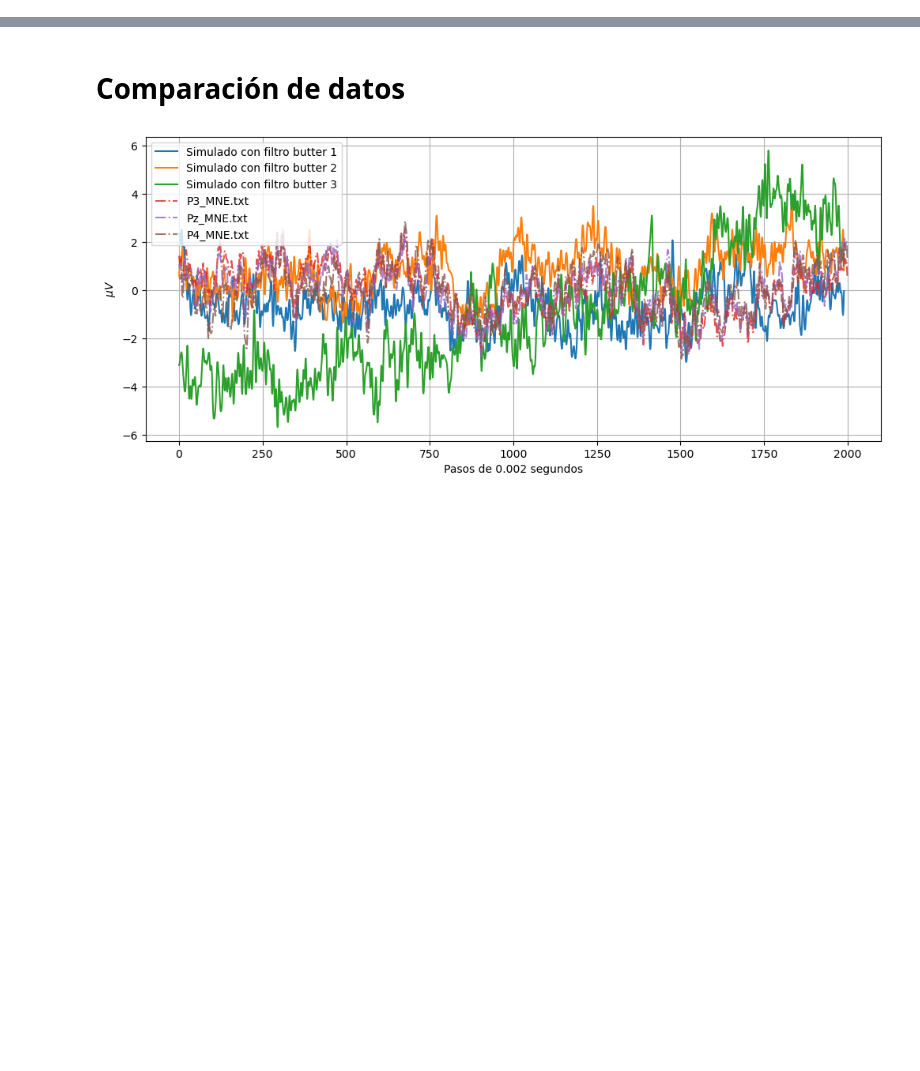
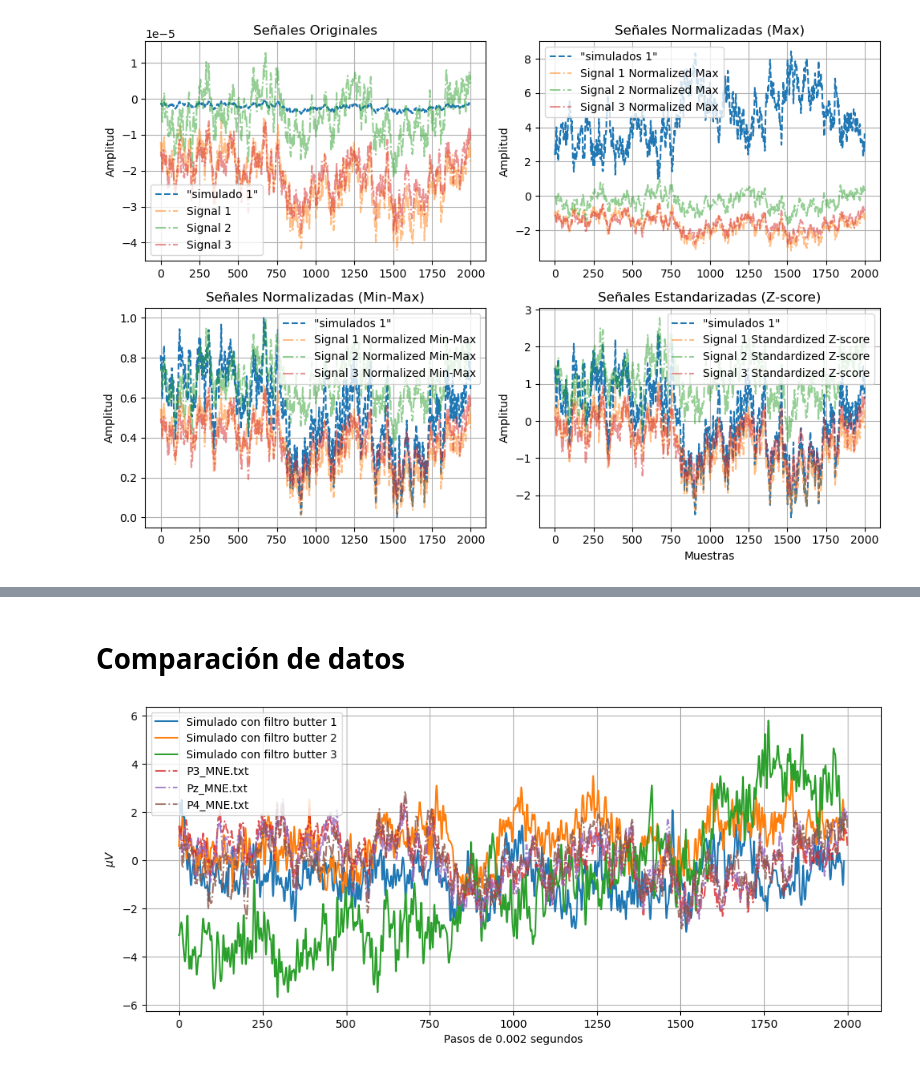
Before and after one commit to juanmillan03/Tesis-CA, a Jupyter notebook: Codigos/V6/Visual_Datos.ipynb, the cells around one changed output, grey strips where cells are left out. Saved outputs shown, nothing was run; the diff lists cells and outputs as text; code cells hidden in the pictures; blank space fills up the shorter version.

```diff
--- a/Codigos/V6/Visual_Datos.ipynb
+++ b/Codigos/V6/Visual_Datos.ipynb
@@ -4,3 +4,97 @@ import matplotlib.pyplot as plt
 from scipy import signal
 import pandas as pd
 from scipy.signal import butter,filtfilt,welch
+# %%
+def read_signals(file_path):
+    return np.loadtxt(file_path)
+
+def normalize_max(signal,global_max):
+    return signal /global_max
+
+def normalize_min_max(signal, global_min, global_max):
+    return (signal - global_min) / (global_max - global_min)
+
+def standardize_z_score(signal, global_mean, global_std):
+    return (signal - global_mean) / global_std
+
+# Función para graficar señales
+def plot_signal(ax, signal_data, label):
+    ax.plot(signal_data, label=label,alpha=0.5,linestyle="-.")
+
+# Leer las señales de archivos de texto
+signal1 = read_signals('P3_MNE.txt')*1e-1
+signal2 = read_signals('P3_MNE.txt')
+signal3 = read_signals('P4_MNE.txt')
+signal4 = read_signals('Pz_MNE.txt')
+
+all_signals = [signal2,signal3,signal4]
+all_signals_simulados = [signal1]
+
+
+all_values = np.concatenate(all_signals)  # Combinar todos los datos
+global_min = np.min(all_values)
+global_max = np.max(all_values)
+global_mean = np.mean(all_values)
+global_std = np.std(all_values)
+
+all_values_S = np.concatenate(all_signals_simulados)  # Combinar todos los datos
+global_min_S = np.min(all_signals_simulados)
+global_max_S = np.max(all_signals_simulados)
+global_mean_S = np.mean(all_signals_simulados)
+global_std_S = np.std(all_signals_simulados)
+
+
+normalized_signals_max = [normalize_max(signal,global_max) for signal in all_signals]
+normalized_signals_min_max = [normalize_min_max(signal, global_min, global_max) for signal in all_signals]
+standardized_signals_z_score = [standardize_z_score(signal, global_mean, global_std) for signal in all_signals]
+
+normalized_signals_max_S = [normalize_max(signal,global_max_S) for signal in all_signals_simulados]
+normalized_signals_min_max_S = [normalize_min_max(signal, global_min_S, global_max_S) for signal in all_signals_simulados]
+standardized_signals_z_score_S = [standardize_z_score(signal, global_mean_S, global_std_S) for signal in all_signals_simulados]
+
+
+# Crear un gráfico con múltiples ejes
+fig, axs = plt.subplots(2, 2, figsize=(10, 7))  # Cambiar a 2x2
+
+# Graficar señales originales
+axs[0, 0].set_title('Señales Originales')
+axs[0,0].plot(all_signals_simulados[0],label='"simulado 1"',linestyle="--")
+for i, signal in enumerate(all_signals):
+    plot_signal(axs[0, 0], signal, f'Signal {i + 1}')
+    axs[0, 0].set_ylabel('Amplitud')
+    axs[0, 0].grid()
+    axs[0, 0].legend()
+
+    # Graficar señales normalizadas (Max)
+axs[0, 1].set_title('Señales Normalizadas (Max)')
+axs[0,1].plot(normalized_signals_max_S[0],label='"simulados 1"',linestyle="--")
+for i, signal in enumerate(normalized_signals_max):
+    plot_signal(axs[0, 1], signal, f'Signal {i + 1} Normalized Max')
+    axs[0, 1].set_ylabel('Amplitud')
+    axs[0, 1].grid()
+    axs[0, 1].legend()
+
+# Graficar señales normalizadas (Min-Max)
+axs[1, 0].set_title('Señales Normalizadas (Min-Max)')
+axs[1,0].plot(normalized_signals_min_max_S[0],label='"simulados 1"',linestyle="--")
+for i, signal in enumerate(normalized_signals_min_max):
+    plot_signal(axs[1, 0], signal, f'Signal {i + 1} Normalized Min-Max')
+    axs[1, 0].set_ylabel('Amplitud')
+    axs[1, 0].grid()
+    axs[1, 0].legend()
+
+    # Graficar señales estandarizadas (Z-score)
+axs[1, 1].set_title('Señales Estandarizadas (Z-score)')
+axs[1,1].plot(standardized_signals_z_score_S[0],label='"simulados 1"',linestyle="--")
+for i, signal in enumerate(standardized_signals_z_score):
+    plot_signal(axs[1, 1], signal, f'Signal {i + 1} Standardized Z-score')
+    axs[1, 1].set_ylabel('Amplitud')
+    axs[1, 1].grid()
+    axs[1, 1].legend()
+
+# Configurar el gráfico
+plt.xlabel('Muestras')
+plt.tight_layout()  # Ajusta el espacio entre subgráficas
+plt.show()
+# %% [output]
+[figure, added]
```
Also changed, not shown: parts of 3 cells of this notebook, 4 other files.
